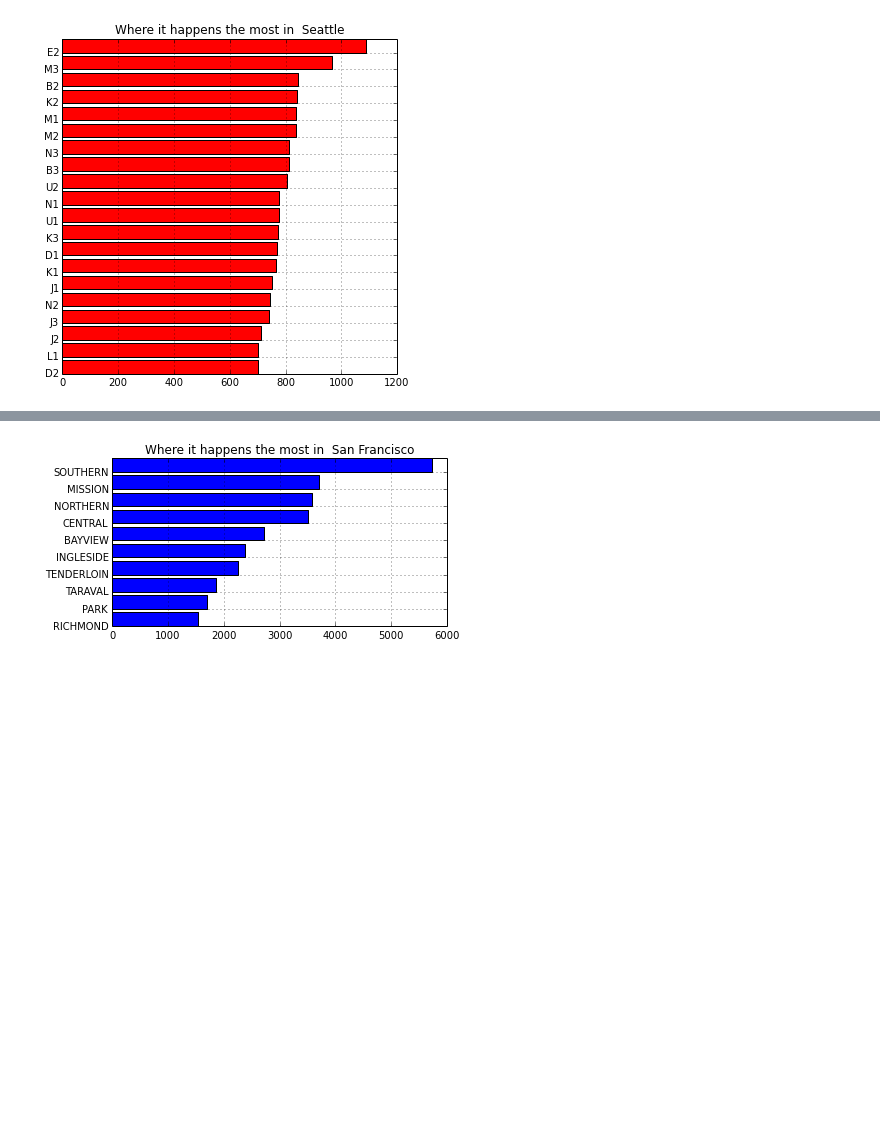
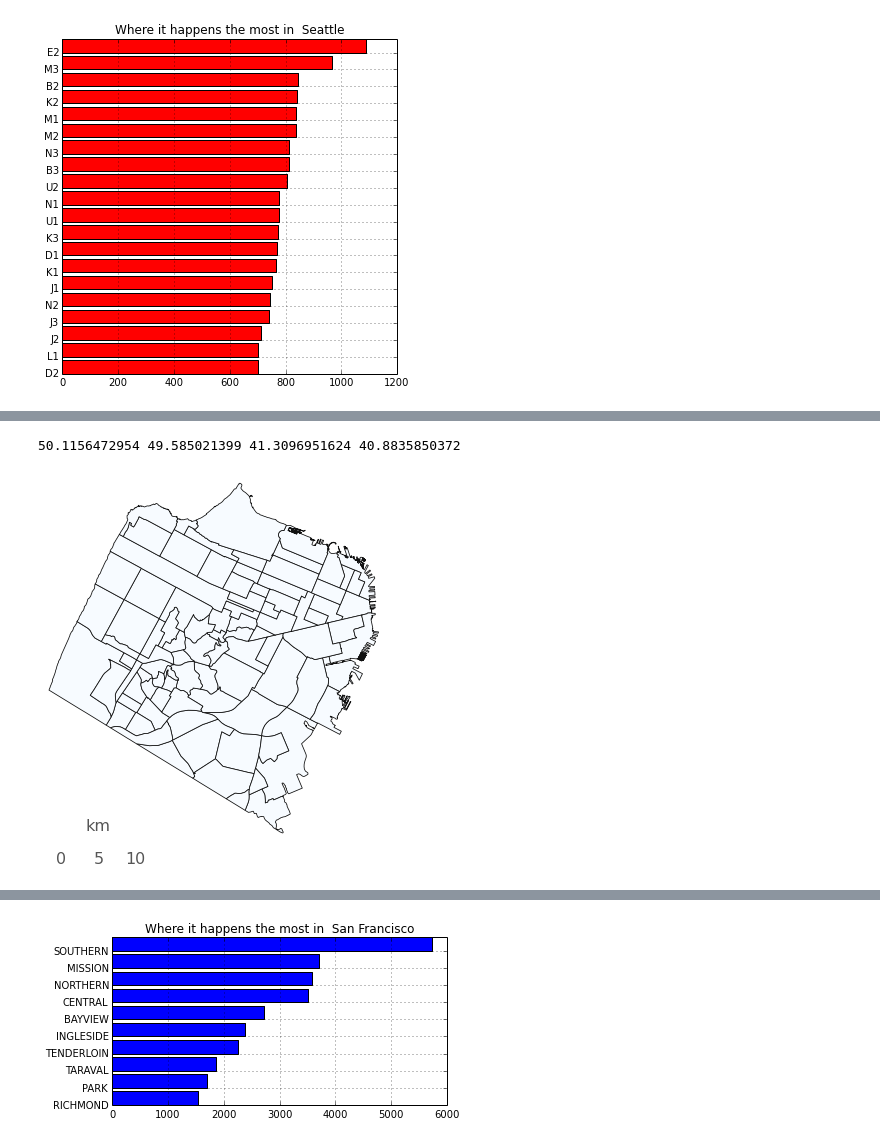
Before and after one commit to Wajih-O/datasci_course_materials, a Jupyter notebook: assignment6/Visualization.ipynb, the cells around one changed output, grey strips where cells are left out. Cells and saved outputs as stored; diff of their text form; code cells hidden in the pictures; blank space fills up the shorter version.

```diff
--- a/assignment6/Visualization.ipynb
+++ b/assignment6/Visualization.ipynb
@@ -163,3 +180,9 @@ plot_hist_dict(seattle_is14_data,'district_sector', top_k=20, title = 'Where it
 plot_hist_dict(seattle_is14_data,'Zone/Beat', top_k=20, title = 'Where it happens the most in ')
 # %% [output]
 [figure]
+# %%
+def add_shape_file(data, shapefilename):
+    data['shapefilename'] = shapefilename
+
+add_shape_file(seattle_is14_data, 'Seattle/Neighborhoods/WGS84/Neighborhoods')
+add_shape_file(sanfrancisco_is14_data,'SanFrancisco/Realtor_Neighborhoods/WGS84_converted')
@@ -165,0 +198,6 @@ plot_hist_dict(seattle_is14_data,'Zone/Beat', top_k=20, title = 'Where it happen
+# %%
+add_shape_file(sanfrancisco_is14_data,'SanFrancisco/Realtor_Neighborhoods/test')
+plot_data(sanfrancisco_is14_data)
+# %% [output]
+50.1156472954 49.585021399 41.3096951624 40.8835850372
+[figure, added]
```
Also changed, not shown: parts of 8 cells of this notebook.
